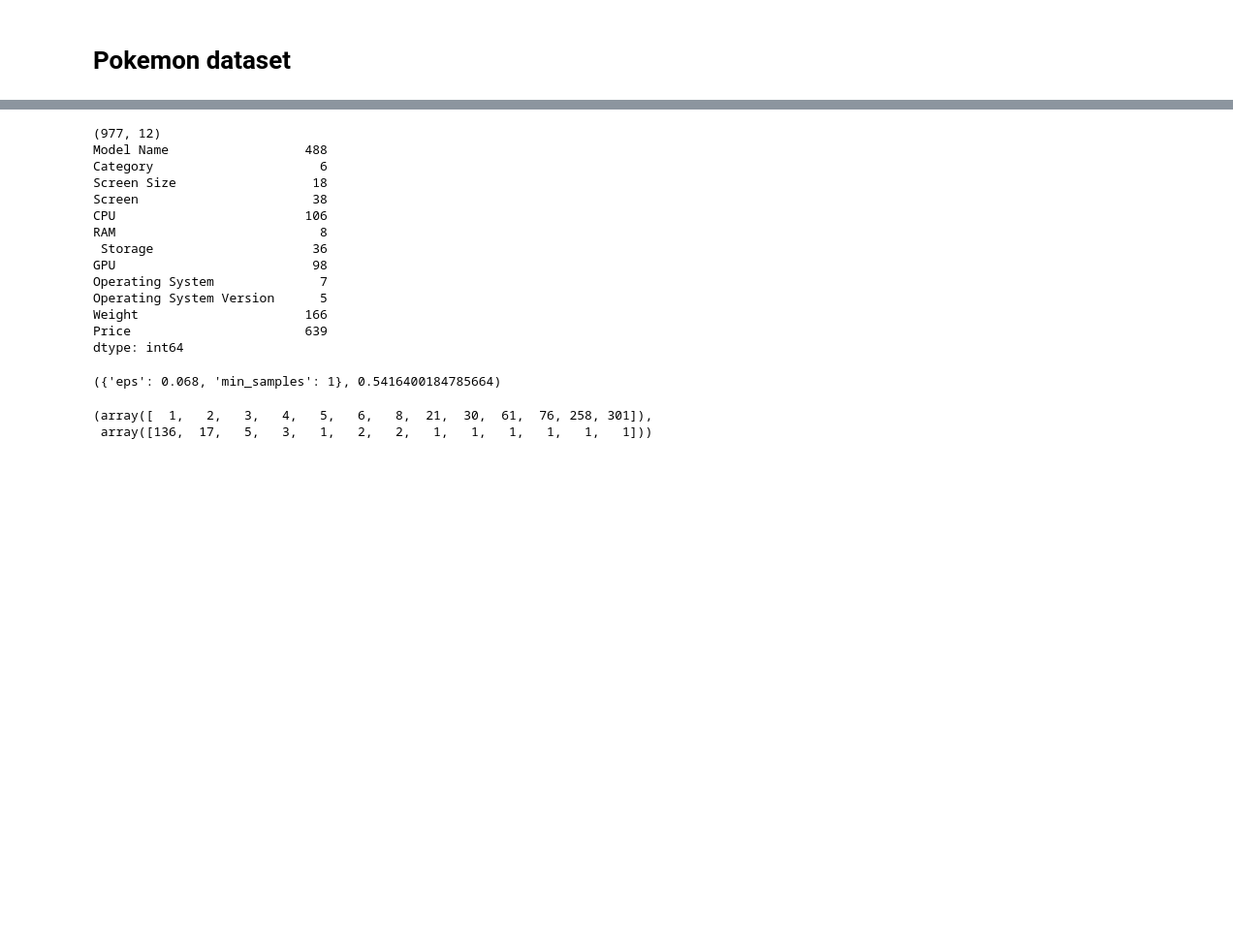
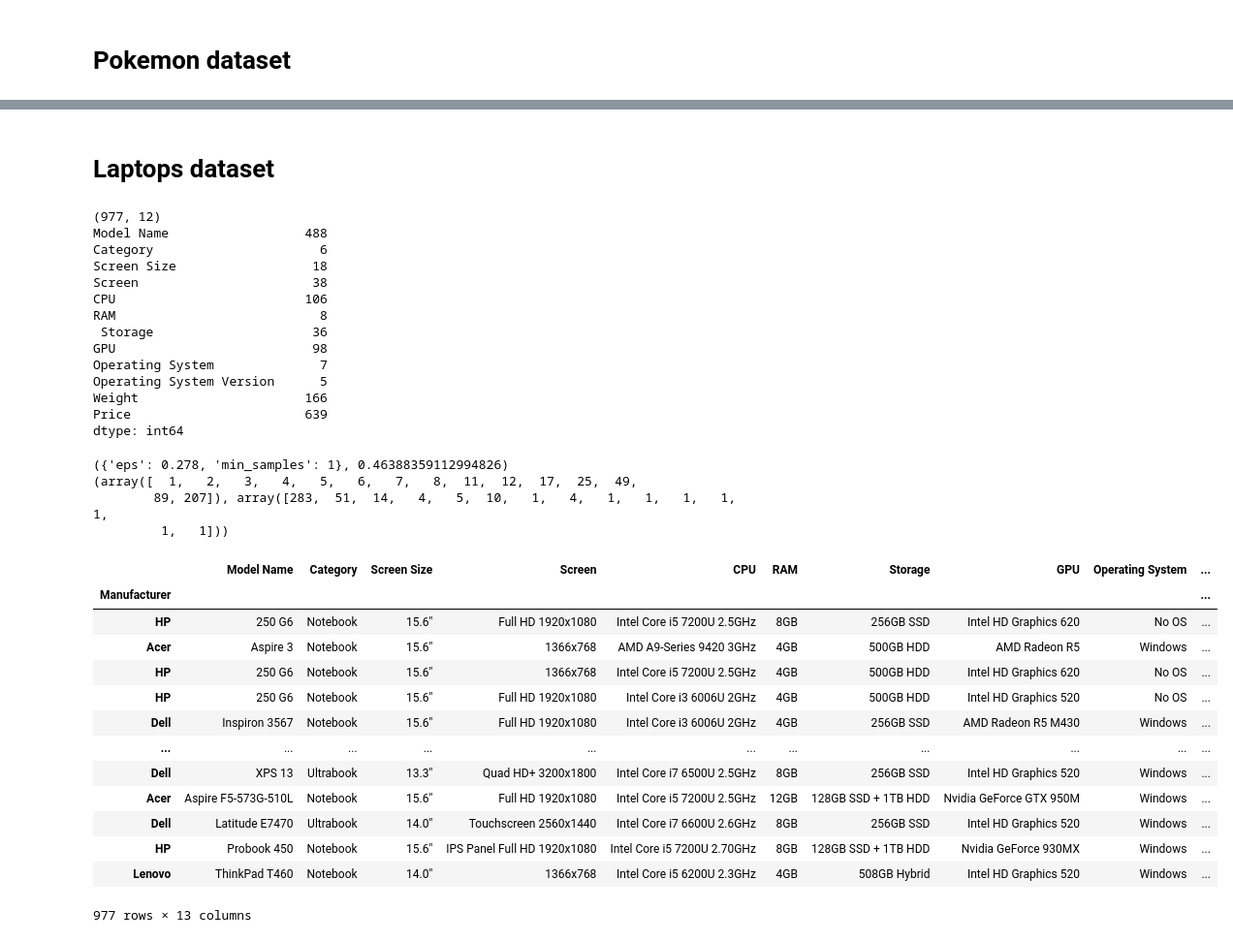
Before and after one commit to chrico-bu-uab/gower, a Jupyter notebook: examples.ipynb, the cells around one changed output, grey strips where cells are left out. Shown at 97% size. Drawn from its saved outputs; the diff is of its cells as text; code cells hidden in the pictures; blank space fills up the shorter version.

```diff
--- a/examples.ipynb
+++ b/examples.ipynb
@@ -233,32 +171,53 @@ get_cat_weight(pokemon["gower_dbscan"])
+# %% [markdown]
+# Laptops dataset
 # %%
 laptops = pd.read_csv("laptops/laptops_train.csv", index_col=0)
 print(laptops.shape)
 print(laptops.apply(lambda col: col.unique(), axis=0).apply(len))
 laptops.drop("Operating System Version", axis=1, inplace=True)
 
-matrix3 = gower_matrix(laptops.to_numpy(), R=(25, 75), chunksize=20)  # worse without R
+matrix3 = gower_matrix(laptops.to_numpy(), R=(25, 75), chunksize=20)
 samples = [{"eps": z / 1000, "min_samples": 1} for z in range(1, 1001)]
 results3 = process_map(partial(do_it, matrix=matrix3), samples, chunksize=20)
 best_params3 = max(results3, key=lambda z: z[1])
 print(best_params3)
 laptops["gower_dbscan"] = DBSCAN(metric="precomputed", **best_params3[0]).fit_predict(matrix3)
 _, counts3 = np.unique(laptops["gower_dbscan"], return_counts=True)
-np.unique(counts3, return_counts=True)
+print(np.unique(counts3, return_counts=True))
+
+laptops["label_count"] = laptops.groupby("gower_dbscan").transform("count").iloc[:, 0]
+laptops.sort_values(["label_count", "gower_dbscan"], ascending=[False, True], inplace=True)
+laptops
 # %% [output]
 (977, 12)
 Model Name                  488
 Category                      6
 Screen Size                  18
 Screen                       38
 CPU                         106
 RAM                           8
  Storage                     36
 GPU                          98
 Operating System              7
 Operating System Version      5
 Weight                      166
 Price                       639
 dtype: int64
-({'eps': 0.068, 'min_samples': 1}, 0.5416400184785664)
+({'eps': 0.278, 'min_samples': 1}, 0.46388359112994826)
+(array([  1,   2,   3,   4,   5,   6,   7,   8,  11,  12,  17,  25,  49,
+        89, 207]), array([283,  51,  14,   4,   5,  10,   1,   4,   1,   1,   1,   1,   1,
+         1,   1]))
+|  | Model Name | Category | Screen Size | Screen | CPU | RAM | Storage | GPU | Operating System | ... |
+| Manufacturer |  |  |  |  |  |  |  |  |  | ... |
+| HP | 250 G6 | Notebook | 15.6" | Full HD 1920x1080 | Intel Core i5 7200U 2.5GHz | 8GB | 256GB SSD | Intel HD Graphics 620 | No OS | ... |
+| Acer | Aspire 3 | Notebook | 15.6" | 1366x768 | AMD A9-Series 9420 3GHz | 4GB | 500GB HDD | AMD Radeon R5 | Windows | ... |
+| HP | 250 G6 | Notebook | 15.6" | 1366x768 | Intel Core i5 7200U 2.5GHz | 4GB | 500GB HDD | Intel HD Graphics 620 | No OS | ... |
+| HP | 250 G6 | Notebook | 15.6" | Full HD 1920x1080 | Intel Core i3 6006U 2GHz | 4GB | 500GB HDD | Intel HD Graphics 520 | No OS | ... |
+| Dell | Inspiron 3567 | Notebook | 15.6" | Full HD 1920x1080 | Intel Core i3 6006U 2GHz | 4GB | 256GB SSD | AMD Radeon R5 M430 | Windows | ... |
+| ... | ... | ... | ... | ... | ... | ... | ... | ... | ... | ... |
+| Dell | XPS 13 | Ultrabook | 13.3" | Quad HD+ 3200x1800 | Intel Core i7 6500U 2.5GHz | 8GB | 256GB SSD | Intel HD Graphics 520 | Windows | ... |
+| Acer | Aspire F5-573G-510L | Notebook | 15.6" | Full HD 1920x1080 | Intel Core i5 7200U 2.5GHz | 12GB | 128GB SSD + 1TB HDD | Nvidia GeForce GTX 950M | Windows | ... |
+| Dell | Latitude E7470 | Ultrabook | 14.0" | Touchscreen 2560x1440 | Intel Core i7 6600U 2.6GHz | 8GB | 256GB SSD | Intel HD Graphics 520 | Windows | ... |
+| HP | Probook 450 | Notebook | 15.6" | IPS Panel Full HD 1920x1080 | Intel Core i5 7200U 2.70GHz | 8GB | 128GB SSD + 1TB HDD | Nvidia GeForce 930MX | Windows | ... |
+| Lenovo | ThinkPad T460 | Notebook | 14.0" | 1366x768 | Intel Core i5 6200U 2.3GHz | 4GB | 508GB Hybrid | Intel HD Graphics 520 | Windows | ... |
-(array([  1,   2,   3,   4,   5,   6,   8,  21,  30,  61,  76, 258, 301]),
- array([136,  17,   5,   3,   1,   2,   2,   1,   1,   1,   1,   1,   1]))
+977 rows × 13 columns
```
Also changed, not shown: parts of 18 cells of this notebook, 1 other file.
